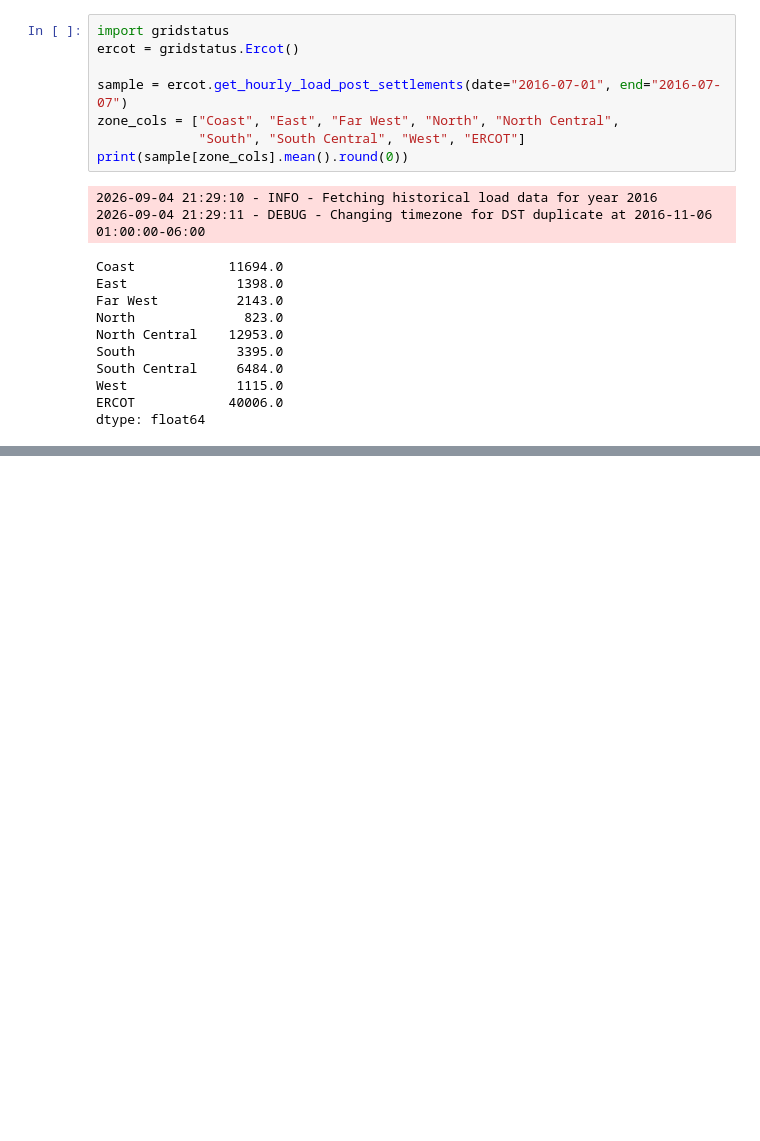
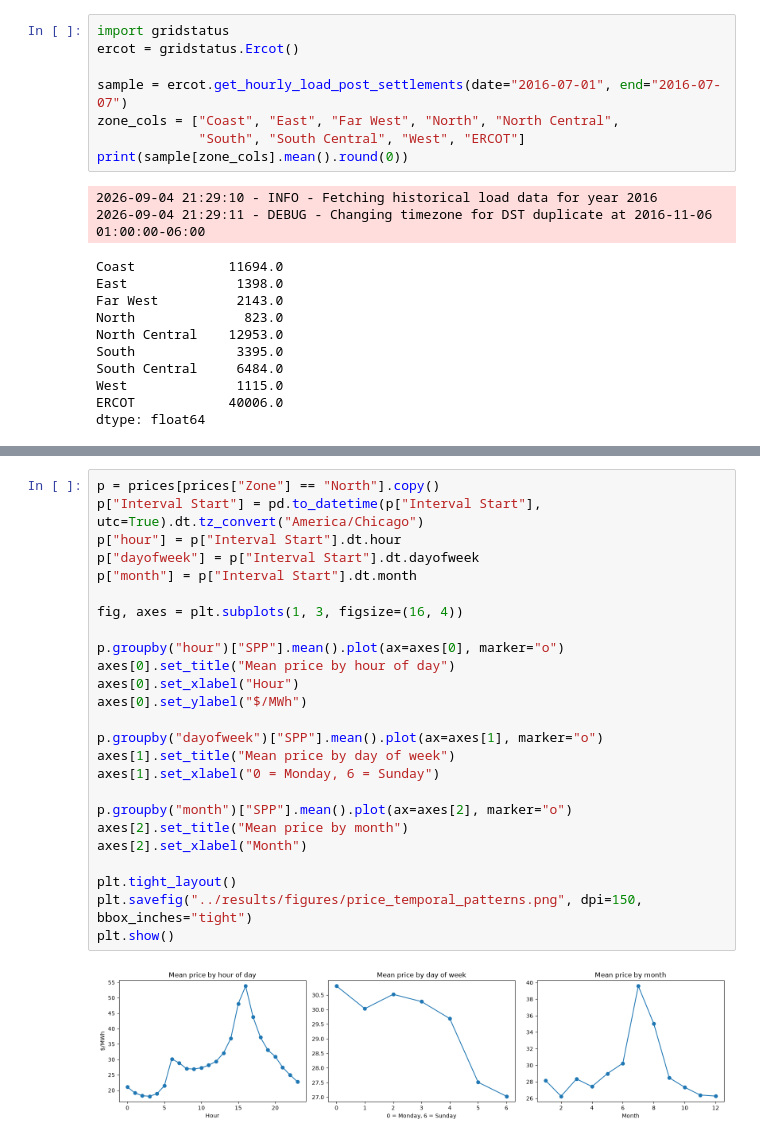
Before and after one commit to jahandadirfan/BOL-LPP-Reproduction, a Jupyter notebook: notebooks/03_eda.ipynb, the cells around one changed output, grey strips where cells are left out. Cells and saved outputs as stored; diff of their text form; blank space fills up the shorter version.

```diff
--- a/notebooks/03_eda.ipynb
+++ b/notebooks/03_eda.ipynb
@@ -94,0 +174,27 @@ dtype: float64
+# %%
+p = prices[prices["Zone"] == "North"].copy()
+p["Interval Start"] = pd.to_datetime(p["Interval Start"], utc=True).dt.tz_convert("America/Chicago")
+p["hour"] = p["Interval Start"].dt.hour
+p["dayofweek"] = p["Interval Start"].dt.dayofweek
+p["month"] = p["Interval Start"].dt.month
+
+fig, axes = plt.subplots(1, 3, figsize=(16, 4))
+
+p.groupby("hour")["SPP"].mean().plot(ax=axes[0], marker="o")
+axes[0].set_title("Mean price by hour of day")
+axes[0].set_xlabel("Hour")
+axes[0].set_ylabel("$/MWh")
+
+p.groupby("dayofweek")["SPP"].mean().plot(ax=axes[1], marker="o")
+axes[1].set_title("Mean price by day of week")
+axes[1].set_xlabel("0 = Monday, 6 = Sunday")
+
+p.groupby("month")["SPP"].mean().plot(ax=axes[2], marker="o")
+axes[2].set_title("Mean price by month")
+axes[2].set_xlabel("Month")
+
+plt.tight_layout()
+plt.savefig("../results/figures/price_temporal_patterns.png", dpi=150, bbox_inches="tight")
+plt.show()
+# %% [output]
+[figure, added]
```
Also changed, not shown: parts of 16 cells of this notebook, 3 other files.
